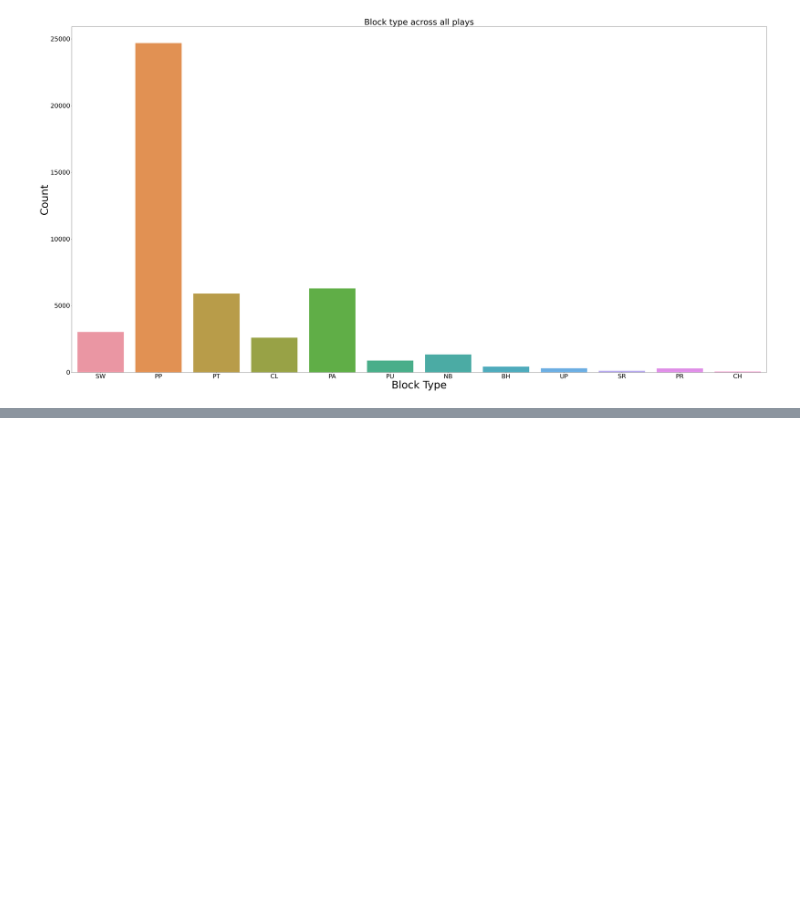
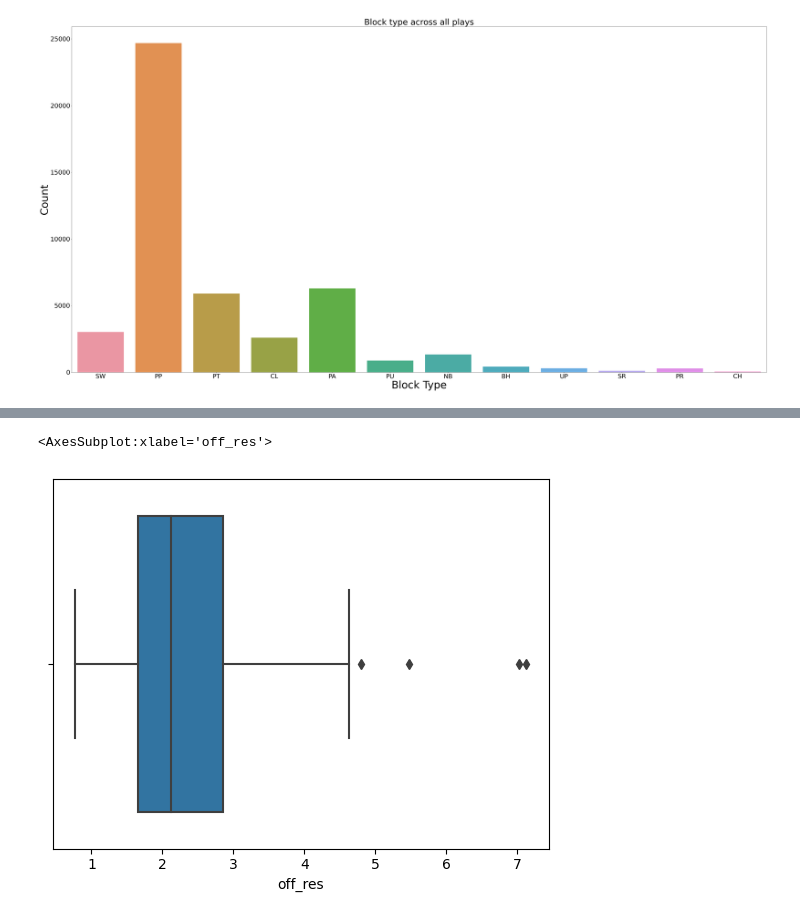
Before and after one commit to ibbymoh/Analysis-of-linemen-in-NFL, a Jupyter notebook: Analyzing-offensive-linemen.ipynb, the cells around one changed output, grey strips where cells are left out. Drawn from its saved outputs; the diff is of its cells as text; code cells hidden in the pictures; blank space fills up the shorter version.

```diff
--- a/Analyzing-offensive-linemen.ipynb
+++ b/Analyzing-offensive-linemen.ipynb
@@ -98,0 +188,3 @@ pyplot.show()
+# %%
+net_yardage = new_df.groupby(['gameId','possessionTeam'])['prePenaltyPlayResult'].sum()
+print(net_yardage)
@@ -98,0 +205,11 @@ pyplot.show()
+# %%
+hits_allowed_sum  = new_df.groupby(['gameId','possessionTeam'])['pff_hitAllowed'].sum()
+beaten_by_defender_sum = new_df.groupby(['gameId','possessionTeam'])['pff_beatenByDefender'].sum()
+pff_hurryAllowed_sum = new_df.groupby(['gameId','possessionTeam'])['pff_hurryAllowed'].sum()
+pff_sackAllowed_sum = new_df.groupby(['gameId','possessionTeam'])['pff_sackAllowed'].sum()
+pff_backFieldBlock_sum = new_df.groupby(['gameId','possessionTeam'])['pff_backFieldBlock'].sum()
+
+offensive_resistance = ((net_yardage)**0.5 + pff_backFieldBlock_sum )/(pff_sackAllowed_sum +pff_hurryAllowed_sum + beaten_by_defender_sum + hits_allowed_sum)
+# %%
+off_res = offensive_resistance.to_frame().reset_index()
+off_res.rename(columns ={0:'off_res'},inplace=True)
@@ -98,0 +233,3 @@ pyplot.show()
+# %%
+off_res2 = pd.merge(df_games[['gameId','gameDate']],off_res,'left',left_on =['gameId'],right_on =['gameId'])
+print(off_res2['possessionTeam'].value_counts())
@@ -98,0 +254,5 @@ pyplot.show()
+# %%
+sns.boxplot(x=off_res2['off_res'])
+# %% [output]
+<AxesSubplot:xlabel='off_res'>
+[figure, added]
```
Also changed, not shown: parts of 13 cells of this notebook, 2 other files.
